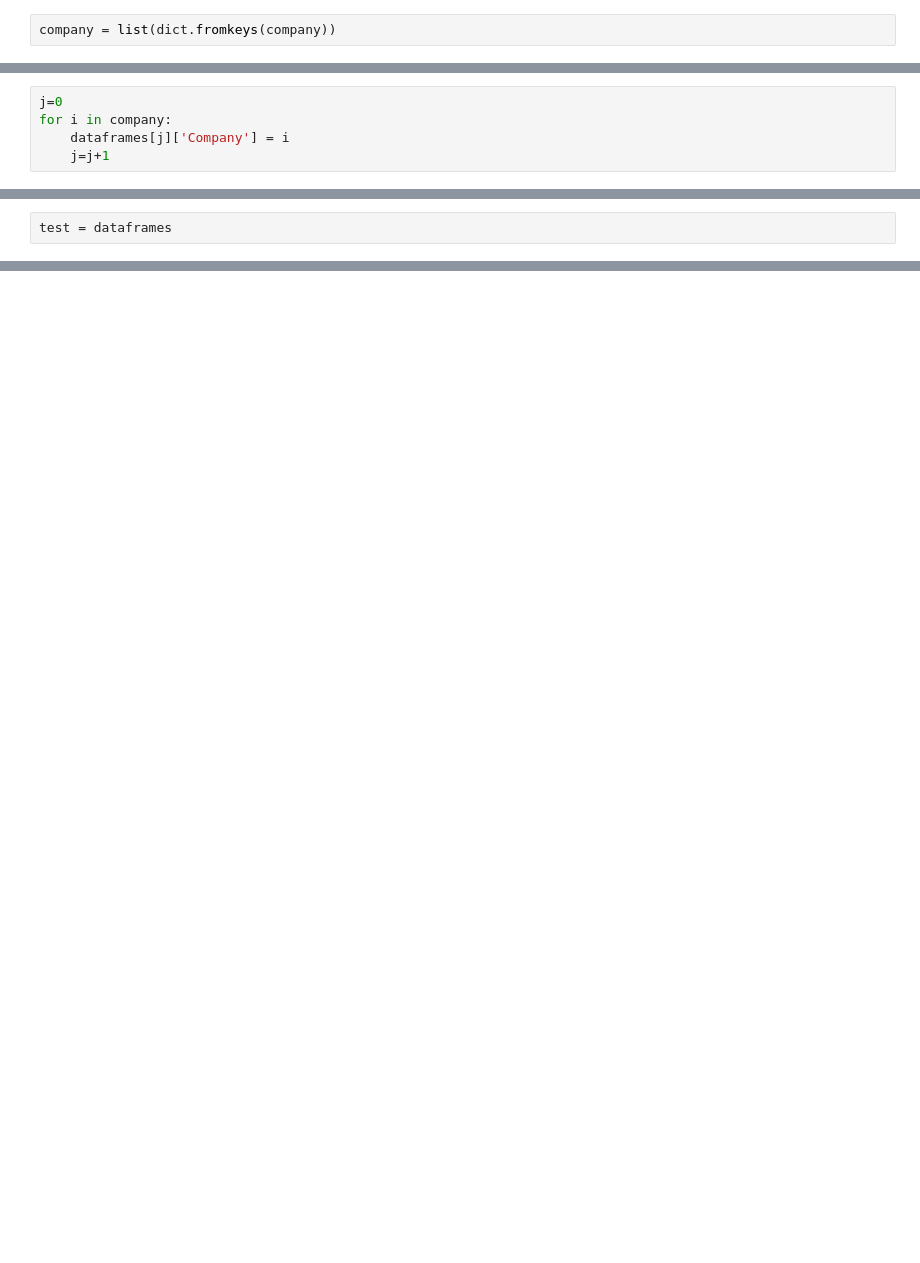
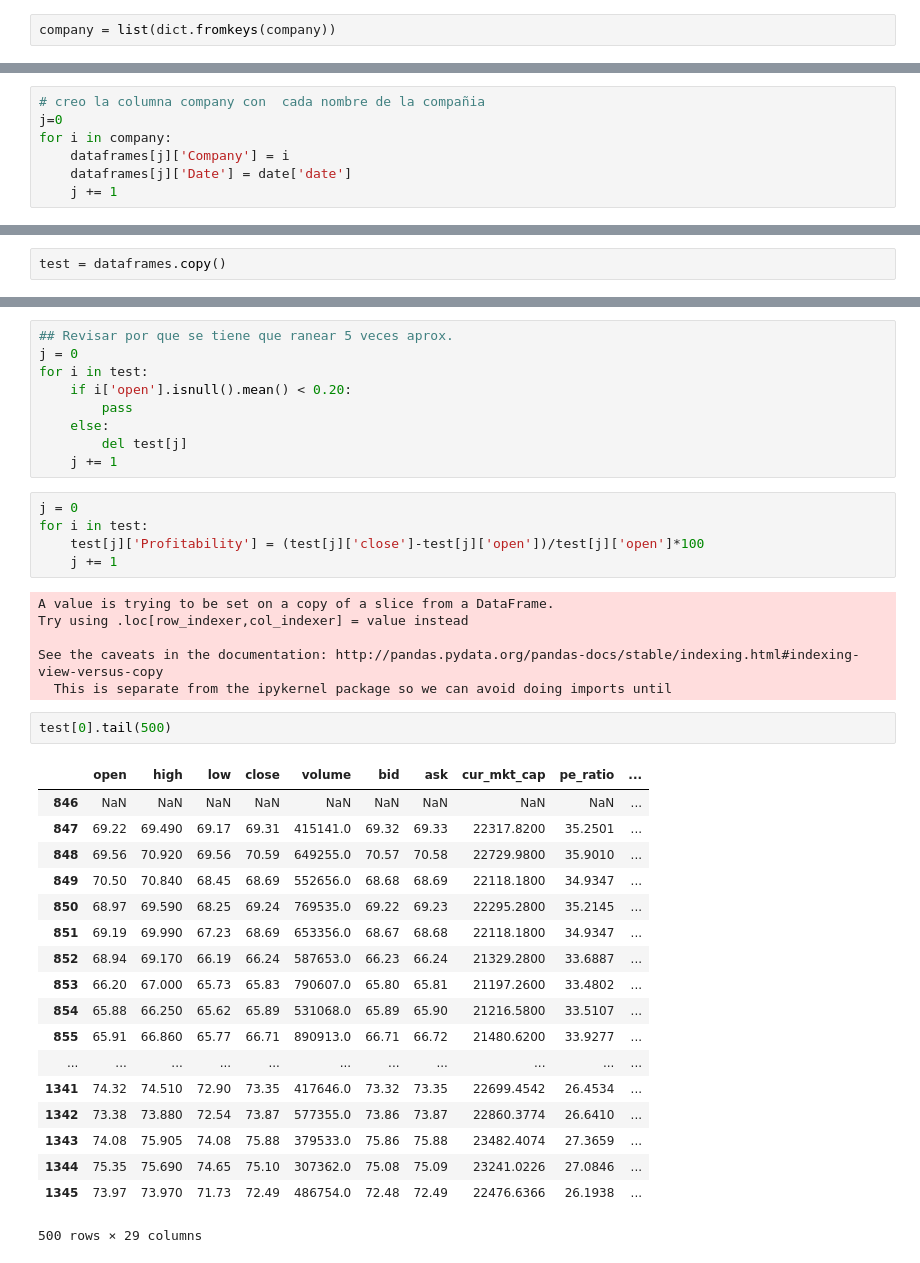
Before and after one commit to jorgecamino-code/TFM_Mbit, a Jupyter notebook: sp500.ipynb, the cells around one changed output, grey strips where cells are left out. Drawn from its saved outputs; the diff is of its cells as text; blank space fills up the shorter version.

```diff
--- a/sp500.ipynb
+++ b/sp500.ipynb
@@ -97,10 +78,12 @@ dataframes = []
 for i in company:
     dataframes.append(data_sp_copy[i])
 # %%
+# creo la columna company con  cada nombre de la compañia
 j=0
 for i in company:
     dataframes[j]['Company'] = i
-    j=j+1
+    dataframes[j]['Date'] = date['date']
+    j += 1
 # %% [output]
 A value is trying to be set on a copy of a slice from a DataFrame.
 Try using .loc[row_indexer,col_indexer] = value instead
@@ -110,2 +104,2 @@ See the caveats in the documentation: http://pandas.pydata.org/pandas-docs/stabl
 # %%
-test = dataframes
+test = dataframes.copy()
@@ -136,0 +108,41 @@ len(dataframes)
+# %%
+## Revisar por que se tiene que ranear 5 veces aprox.
+j = 0
+for i in test:
+    if i['open'].isnull().mean() < 0.20:
+        pass
+    else:
+        del test[j]
+    j += 1
+# %%
+j = 0
+for i in test:
+    test[j]['Profitability'] = (test[j]['close']-test[j]['open'])/test[j]['open']*100
+    j += 1
+# %% [output]
+A value is trying to be set on a copy of a slice from a DataFrame.
+Try using .loc[row_indexer,col_indexer] = value instead
+
+See the caveats in the documentation: http://pandas.pydata.org/pandas-docs/stable/indexing.html#indexing-view-versus-copy
+  This is separate from the ipykernel package so we can avoid doing imports until
+# %%
+test[0].tail(500)
+# %% [output]
+|  | open | high | low | close | volume | bid | ask | cur_mkt_cap | pe_ratio | ... |
+| 846 | NaN | NaN | NaN | NaN | NaN | NaN | NaN | NaN | NaN | ... |
+| 847 | 69.22 | 69.490 | 69.17 | 69.31 | 415141.0 | 69.32 | 69.33 | 22317.8200 | 35.2501 | ... |
+| 848 | 69.56 | 70.920 | 69.56 | 70.59 | 649255.0 | 70.57 | 70.58 | 22729.9800 | 35.9010 | ... |
+| 849 | 70.50 | 70.840 | 68.45 | 68.69 | 552656.0 | 68.68 | 68.69 | 22118.1800 | 34.9347 | ... |
+| 850 | 68.97 | 69.590 | 68.25 | 69.24 | 769535.0 | 69.22 | 69.23 | 22295.2800 | 35.2145 | ... |
+| 851 | 69.19 | 69.990 | 67.23 | 68.69 | 653356.0 | 68.67 | 68.68 | 22118.1800 | 34.9347 | ... |
+| 852 | 68.94 | 69.170 | 66.19 | 66.24 | 587653.0 | 66.23 | 66.24 | 21329.2800 | 33.6887 | ... |
+| 853 | 66.20 | 67.000 | 65.73 | 65.83 | 790607.0 | 65.80 | 65.81 | 21197.2600 | 33.4802 | ... |
+| 854 | 65.88 | 66.250 | 65.62 | 65.89 | 531068.0 | 65.89 | 65.90 | 21216.5800 | 33.5107 | ... |
+| 855 | 65.91 | 66.860 | 65.77 | 66.71 | 890913.0 | 66.71 | 66.72 | 21480.6200 | 33.9277 | ... |
+| ... | ... | ... | ... | ... | ... | ... | ... | ... | ... | ... |
+| 1341 | 74.32 | 74.510 | 72.90 | 73.35 | 417646.0 | 73.32 | 73.35 | 22699.4542 | 26.4534 | ... |
+| 1342 | 73.38 | 73.880 | 72.54 | 73.87 | 577355.0 | 73.86 | 73.87 | 22860.3774 | 26.6410 | ... |
+| 1343 | 74.08 | 75.905 | 74.08 | 75.88 | 379533.0 | 75.86 | 75.88 | 23482.4074 | 27.3659 | ... |
+| 1344 | 75.35 | 75.690 | 74.65 | 75.10 | 307362.0 | 75.08 | 75.09 | 23241.0226 | 27.0846 | ... |
+| 1345 | 73.97 | 73.970 | 71.73 | 72.49 | 486754.0 | 72.48 | 72.49 | 22476.6366 | 26.1938 | ... |
+500 rows × 29 columns
```
Also changed, not shown: parts of 23 cells of this notebook.
